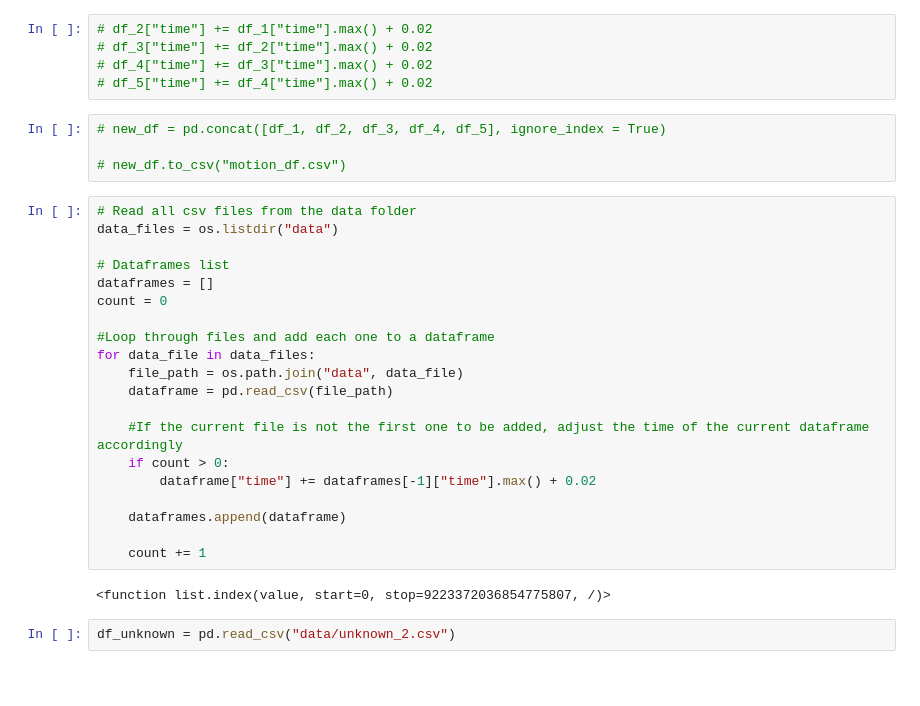
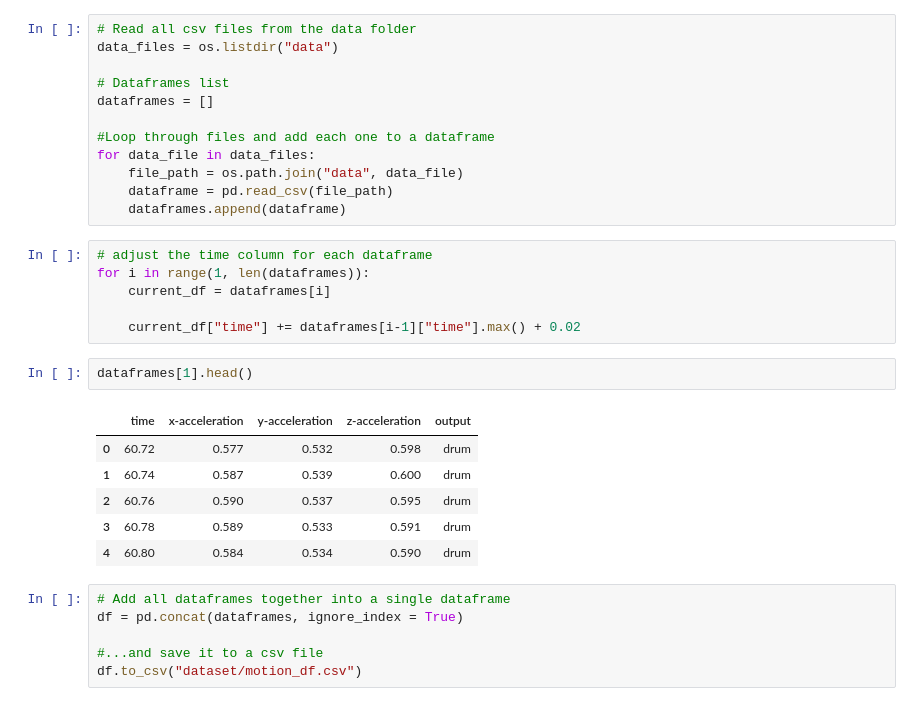
Before and after one commit to eyfforiyya/Activity-recognition-in-music-playing, a Jupyter notebook: data_test.ipynb, the cells around one changed output. Cells and saved outputs as stored; diff of their text form; blank space fills up the shorter version.

```diff
--- a/data_test.ipynb
+++ b/data_test.ipynb
@@ -6,34 +7,34 @@ import os
-# %%
-# df_2["time"] += df_1["time"].max() + 0.02
-# df_3["time"] += df_2["time"].max() + 0.02
-# df_4["time"] += df_3["time"].max() + 0.02
-# df_5["time"] += df_4["time"].max() + 0.02
-# %%
-# new_df = pd.concat([df_1, df_2, df_3, df_4, df_5], ignore_index = True)
-
-# new_df.to_csv("motion_df.csv")
 # %%
 # Read all csv files from the data folder
 data_files = os.listdir("data")
 
 # Dataframes list
 dataframes = []
-count = 0
 
 #Loop through files and add each one to a dataframe
 for data_file in data_files:
     file_path = os.path.join("data", data_file)
     dataframe = pd.read_csv(file_path)
-
-    #If the current file is not the first one to be added, adjust the time of the current dataframe accordingly
-    if count > 0:
-        dataframe["time"] += dataframes[-1]["time"].max() + 0.02
-
     dataframes.append(dataframe)
-
-    count += 1
-# %% [output]
-<function list.index(value, start=0, stop=9223372036854775807, /)>
-# %%
-df_unknown = pd.read_csv("data/unknown_2.csv")
+# %%
+# adjust the time column for each dataframe
+for i in range(1, len(dataframes)):
+    current_df = dataframes[i]
+
+    current_df["time"] += dataframes[i-1]["time"].max() + 0.02
+# %%
+dataframes[1].head()
+# %% [output]
+|  | time | x-acceleration | y-acceleration | z-acceleration | output |
+| 0 | 60.72 | 0.577 | 0.532 | 0.598 | drum |
+| 1 | 60.74 | 0.587 | 0.539 | 0.600 | drum |
+| 2 | 60.76 | 0.590 | 0.537 | 0.595 | drum |
+| 3 | 60.78 | 0.589 | 0.533 | 0.591 | drum |
+| 4 | 60.80 | 0.584 | 0.534 | 0.590 | drum |
+# %%
+# Add all dataframes together into a single dataframe
+df = pd.concat(dataframes, ignore_index = True)
+
+#...and save it to a csv file
+df.to_csv("dataset/motion_df.csv")
 # %%
```
Also changed, not shown: parts of 2 cells of this notebook, 2 other files.
